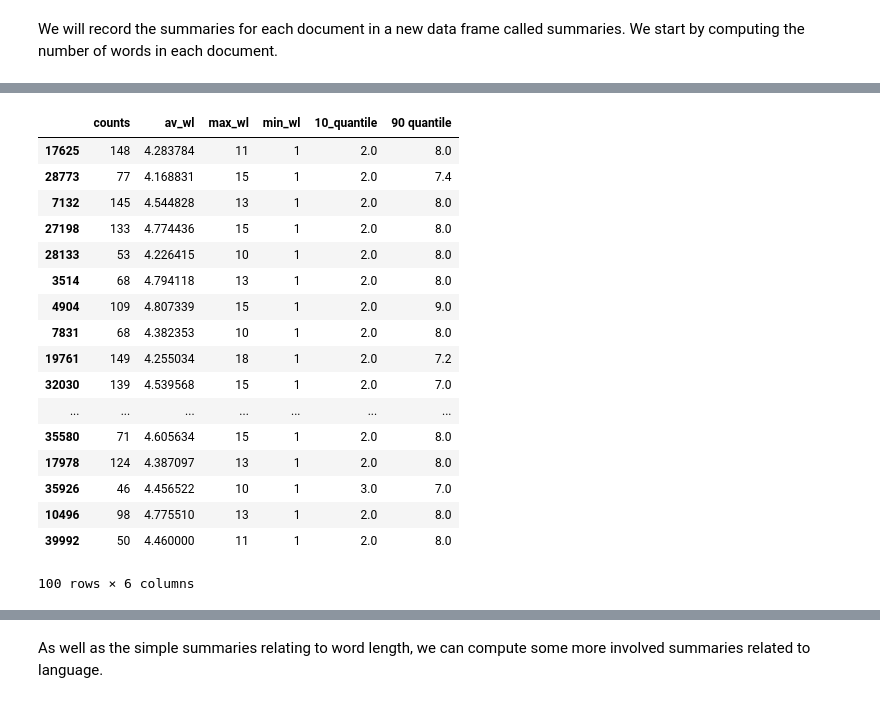
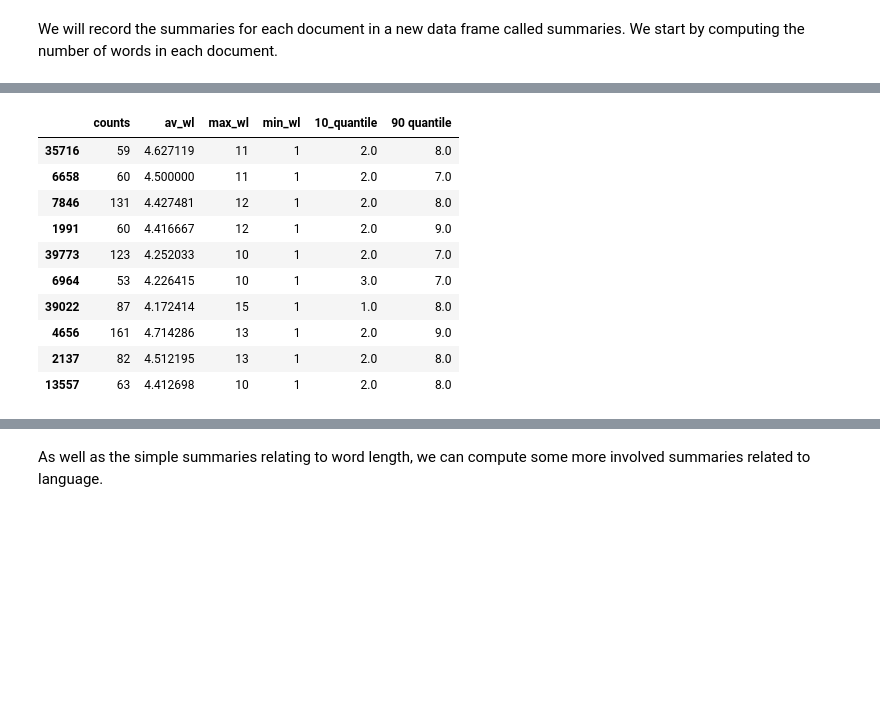
Before and after one commit to willb/openshift-ml-workflows-workshop, a Jupyter notebook: 02a-feature-engineering.ipynb, the cells around one changed output, grey strips where cells are left out. Drawn from its saved outputs; the diff is of its cells as text; code cells hidden in the pictures; blank space fills up the shorter version.

```diff
--- a/02a-feature-engineering.ipynb
+++ b/02a-feature-engineering.ipynb
@@ -152,26 +152,19 @@ df_summaries["10_quantile"] = df_explode.groupby('level_0')['word_len'].quantile
 # %%
 df_summaries["90 quantile"]= df_explode.groupby('level_0')['word_len'].quantile(0.9)
 # %%
-df_summaries.sample(100)
+df_summaries.sample(10)
 # %% [output]
 |  | counts | av_wl | max_wl | min_wl | 10_quantile | 90 quantile |
-| 17625 | 148 | 4.283784 | 11 | 1 | 2.0 | 8.0 |
-| 28773 | 77 | 4.168831 | 15 | 1 | 2.0 | 7.4 |
-| 7132 | 145 | 4.544828 | 13 | 1 | 2.0 | 8.0 |
-| 27198 | 133 | 4.774436 | 15 | 1 | 2.0 | 8.0 |
-| 28133 | 53 | 4.226415 | 10 | 1 | 2.0 | 8.0 |
-| 3514 | 68 | 4.794118 | 13 | 1 | 2.0 | 8.0 |
-| 4904 | 109 | 4.807339 | 15 | 1 | 2.0 | 9.0 |
-| 7831 | 68 | 4.382353 | 10 | 1 | 2.0 | 8.0 |
-| 19761 | 149 | 4.255034 | 18 | 1 | 2.0 | 7.2 |
-| 32030 | 139 | 4.539568 | 15 | 1 | 2.0 | 7.0 |
-| ... | ... | ... | ... | ... | ... | ... |
-| 35580 | 71 | 4.605634 | 15 | 1 | 2.0 | 8.0 |
-| 17978 | 124 | 4.387097 | 13 | 1 | 2.0 | 8.0 |
-| 35926 | 46 | 4.456522 | 10 | 1 | 3.0 | 7.0 |
-| 10496 | 98 | 4.775510 | 13 | 1 | 2.0 | 8.0 |
-| 39992 | 50 | 4.460000 | 11 | 1 | 2.0 | 8.0 |
+| 35716 | 59 | 4.627119 | 11 | 1 | 2.0 | 8.0 |
+| 6658 | 60 | 4.500000 | 11 | 1 | 2.0 | 7.0 |
+| 7846 | 131 | 4.427481 | 12 | 1 | 2.0 | 8.0 |
+| 1991 | 60 | 4.416667 | 12 | 1 | 2.0 | 9.0 |
+| 39773 | 123 | 4.252033 | 10 | 1 | 2.0 | 7.0 |
+| 6964 | 53 | 4.226415 | 10 | 1 | 3.0 | 7.0 |
+| 39022 | 87 | 4.172414 | 15 | 1 | 1.0 | 8.0 |
+| 4656 | 161 | 4.714286 | 13 | 1 | 2.0 | 9.0 |
+| 2137 | 82 | 4.512195 | 13 | 1 | 2.0 | 8.0 |
+| 13557 | 63 | 4.412698 | 10 | 1 | 2.0 | 8.0 |
-100 rows × 6 columns
 # %%
 #item.islower returns true if all are lowercase, else false.
 #so this is capturing words with capital letters anywhere in them, not just at the start.
```
Also changed, not shown: parts of 12 cells of this notebook.
